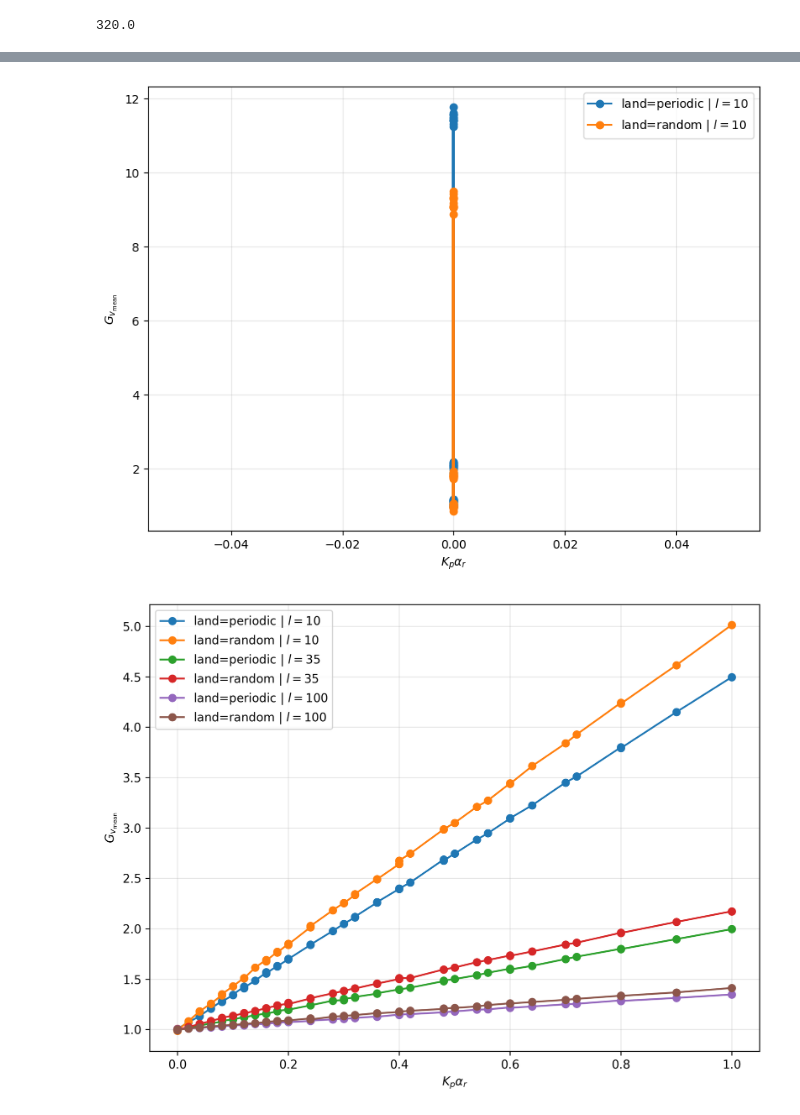
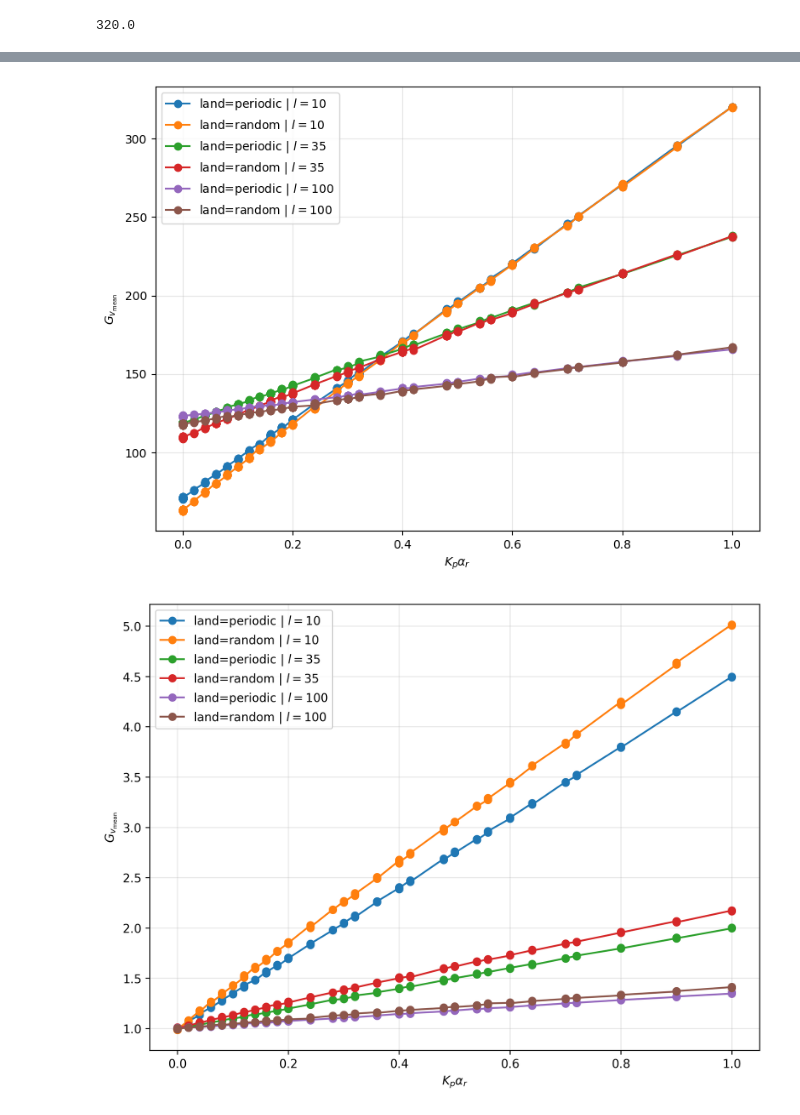
Before and after one commit to npelletbossot/nucleo, a Jupyter notebook: notebooks/work/fact_bis.ipynb, the cells around one changed output, grey strips where cells are left out. Drawn from its saved outputs; the diff is of its cells as text; code cells hidden in the pictures.

```diff
--- a/notebooks/work/fact_bis.ipynb
+++ b/notebooks/work/fact_bis.ipynb
@@ -445,3 +445,15 @@ s=[35] | μ=[150] | θ=[100]
 150 * 160/45 * 0.60
 # %% [output]
 320.0
+# %%
+# - Getting the data -----
+root_fact = "/home/nicolas/Documents/Workspace/nucleo/outputs/FACT__PSMN__2026-05-21"
+# root_fact = "/home/nicolas/Documents/Workspace/nucleo/outputs/FACT__PSMN__2026-09-17"
+
+df_fact = reading_all_parquet(root_fact)
+df_fact.group_by(["mode", "land", "l", "alphar", "Kp"])
+print(df_fact)
+
+df_passive = df_fact.filter(
+    pl.col("mode") == "passfull"
+)
@@ -451,6 +482,9 @@ plt.figure(figsize=(8, 6))
 ls = np.unique(df_passive["l"].to_numpy())
 
 for l in ls:
+
+    c = (150 + l) / (35 + l)
+
     for land in landscapes:
 
         df_land = df_passive.filter(
@@ -459,36 +493,36 @@ for l in ls:
         )
 
         v_base = df_passive.filter(
             (pl.col("alphar") == 0) &
             (pl.col("land") == land) &
             (pl.col("l") == l)
         )["vc_mean"].to_numpy()[0]
 
         Kp_alphar = (
             df_land["Kp"].to_numpy()
             * df_land["alphar"].to_numpy()
         )
 
-        gain = df_land["vc_mean"].to_numpy() / v_base
+        v_mean_c = df_land["v_mean"].to_numpy() * c
 
         order = np.argsort(Kp_alphar)
 
         plt.plot(
             Kp_alphar[order],
-            gain[order],
+            v_mean_c[order],
             marker="o",
             label=f"land={land} | $l={l}$"
         )
 
 plt.xlabel(r"$K_p \alpha_r$")
 plt.ylabel(r"$G_{v_{\mathrm{mean}}}$")
 plt.grid(True, alpha=0.30, which="both")
 # plt.loglog(True)
 plt.legend()
 plt.tight_layout()
 plt.show()
 # %% [output]
-[figure, old version]
+[figure, new version]
 # %%
 plt.figure(figsize=(8, 6), dpi=300)
 
```
Also changed, not shown: parts of 4 cells of this notebook.
